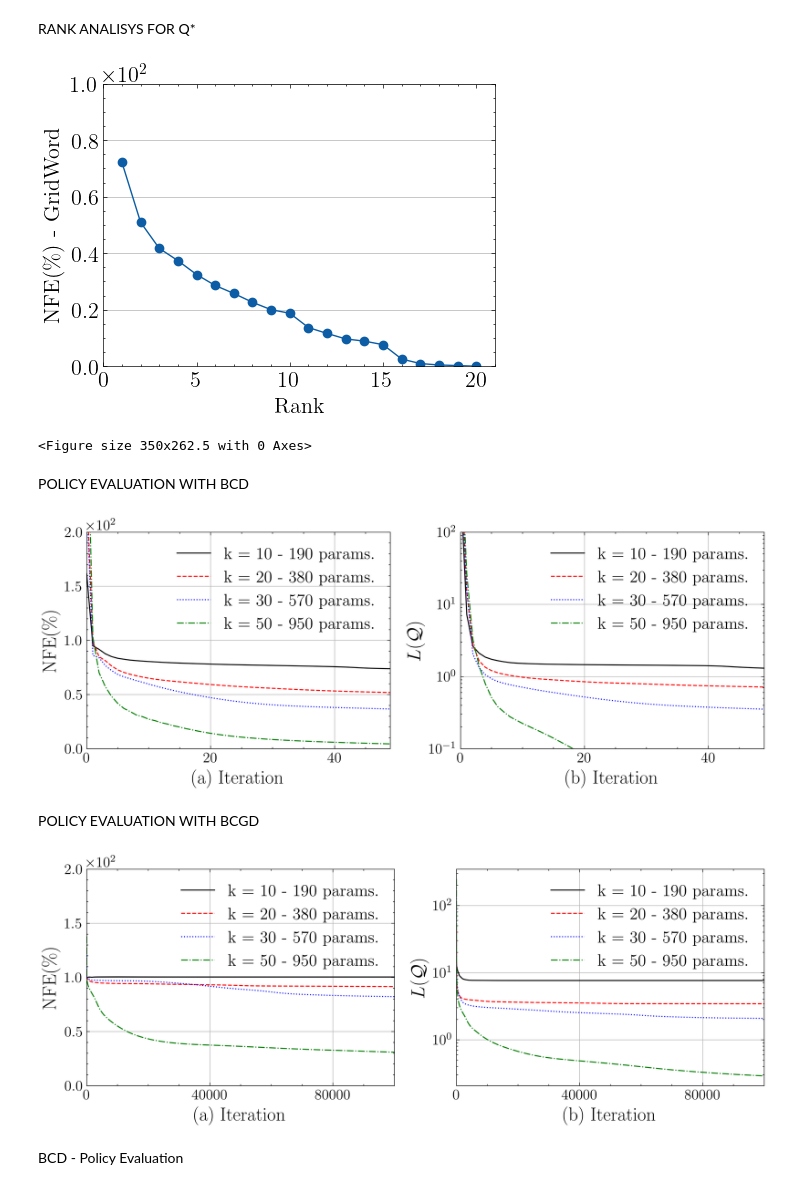
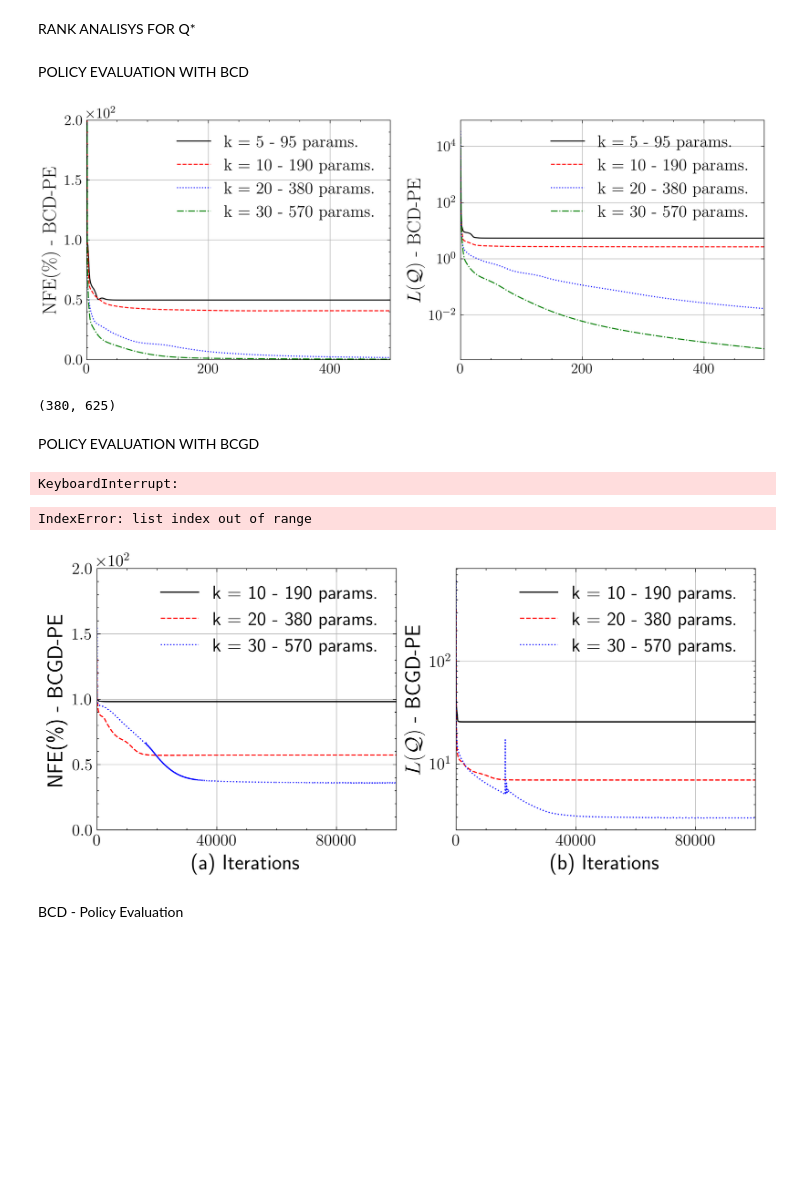
Before and after one commit to sergiorozada12/fhtlr-opt-learning, a Jupyter notebook: experiments.ipynb, the cells around one changed output. Saved outputs shown, nothing was run; the diff lists cells and outputs as text; code cells hidden in the pictures; blank space fills up the shorter version.

```diff
--- a/experiments.ipynb
+++ b/experiments.ipynb
@@ -47,10 +52,7 @@ Q_opt =  bp_learner.Q
 # %%
 from src.plots import plot_gridworld, plot_errors, plot_tensor_rank
 
-plot_tensor_rank(Q_opt, None)
+plot_tensor_rank(Q_opt, None, 40)
-# %% [output]
-[figure, removed]
-<Figure size 350x262.5 with 0 Axes>
 # %% [markdown]
 POLICY EVALUATION WITH BCD
 # %%
@@ -116,8 +101,8 @@ with plt.style.context(['science', 'ieee']):
         axes[0].xaxis.set_major_locator(MaxNLocator(nbins=3))
         axes[0].set_xlim(0, num_iter-1)
         axes[0].set_ylim(0, 200)
-        axes[0].set_xlabel("(a) Iteration",fontsize=18)
-        axes[0].set_ylabel("NFE(\%)",fontsize=18)
+        #axes[0].set_xlabel("(a) Iterations",fontsize=18)
+        axes[0].set_ylabel("NFE(\%) - BCD-PE",fontsize=18)
         axes[0].legend(loc='upper right')
         axes[0].grid(True)
 
@@ -128,17 +113,17 @@ with plt.style.context(['science', 'ieee']):
         axes[1].yaxis.set_major_locator(MaxNLocator(nbins=4))
         axes[1].xaxis.set_major_locator(MaxNLocator(nbins=3))
         axes[1].set_xlim(0, num_iter-1)
-        axes[1].set_ylim(0.1, 100)
-        axes[1].set_xlabel("(b) Iteration",fontsize=18)
-        axes[1].set_ylabel(r"$ L (\mathcal{Q})$ ",fontsize=18)
+        #axes[1].set_ylim(0.1, 100)
+        #axes[1].set_xlabel("(b) Iterations",fontsize=18)
+        axes[1].set_ylabel(r"$ L (\mathcal{Q})$ - BCD-PE ",fontsize=18)
         axes[1].set_yscale('log')
         axes[1].legend(loc='upper right')
         axes[1].grid(True)
 
     # Ajustar el espacio entre subplots
     plt.tight_layout()
-
+    plt.savefig("figures/BCD-PE")
     # Mostrar la figura
     plt.show()
 # %% [output]
-[figure, old version]
+[figure, new version]
@@ -145,28 +134,15 @@ with plt.style.context(['science', 'ieee']):
+# %%
+(Tamaño+Tamaño+Tamaño+4)*20, Tamaño*Tamaño*Tamaño*5
+# %% [output]
+(380, 625)
 # %% [markdown]
 POLICY EVALUATION WITH BCGD
 # %%
 # GridWorld
-k_list = [10, 20, 30, 50]
-scale = 0.5
-num_iter = 10000
+k_list = [10, 20, 30]
+scale = 0.7
+num_iter = 5000
 alpha = 10e-3
-
-discretizer = Discretizer(
-    min_points_states=[0, 0],
-    max_points_states=[4, 4],
-    bucket_states=[5,5],
-    min_points_actions=[0],
-    max_points_actions=[3],
-    bucket_actions=[4],
-)
-
-
-Pi = np.zeros((ENV.H,ENV.nS, ENV.nA))
-for h in range(ENV.H):
-    for s in range(ENV.nS):
-        #a = np.argmax(Q.forward(np.array([h, s])).detach().numpy())
-        a = np.argmax(Q_opt[h,s,:])
-        Pi[h,s, a] = 1
 
 fo_list = []
 errors_list = []
@@ -182,14 +158,16 @@ for k in k_list:
             nA=len(discretizer.bucket_actions),
         ).double()
 
-    bcd_grad = bcgd(Q,Pi,discretizer,ENV,k,Q_opt.reshape(ENV.H,5,5,ENV.nA),alpha)
+    bcd_grad = bcgd(Q,Pi,discretizer,ENV,k,Q_opt.reshape(ENV.H,ENV.W,ENV.W,ENV.nA),alpha)
 
     fo_values,errors,convs, Q = bcd_grad.run(num_iter)
     fo_list.append(fo_values)
     errors_list.append(errors)
     conv_list.append(convs)
+# %% [output]
+KeyboardInterrupt:
 # %%
-with open('bgcd.pkl', 'rb') as f:
+with open('exp_0.pkl', 'rb') as f:
 
     data = pickle.load(f) # deserialize using load()
 
@@ -213,39 +191,40 @@ with plt.style.context(['science', 'ieee']):
         convs = conv_list[k]
 
         # Segundo subplot: Coseno
         axes[0].plot(errors/(np.linalg.norm(Q_opt)/100),label = f"k = {k_list[k]} - {(ENV.W*2  + ENV.nA + ENV.H)*k_list[k] } params.")
         axes[0].yaxis.set_major_formatter(ScalarFormatter(useMathText=True))
         axes[0].ticklabel_format(style='scientific', axis='y', scilimits=(0, 0))
         axes[0].yaxis.set_major_locator(MaxNLocator(nbins=4))
         axes[0].xaxis.set_major_locator(MaxNLocator(nbins=3))
         axes[0].set_xlim(0, num_iter -1)
         axes[0].set_ylim(0, 200)
-        axes[0].set_xlabel("(a) Iteration",fontsize=18)
-        axes[0].set_ylabel("NFE(\%)",fontsize=18)
+        axes[0].set_xlabel("(a) Iterations",fontsize=18)
+        axes[0].set_ylabel("NFE(\%) - BCGD-PE",fontsize=18)
         axes[0].legend(loc='upper right')
         axes[0].grid(True)
 
         # Tercer subplot: Tangente
         axes[1].plot(fo_values ,label = f"k = {k_list[k]} - {(ENV.W*2 + ENV.nA + ENV.H)*k_list[k] } params.")
         axes[1].yaxis.set_major_formatter(ScalarFormatter(useMathText=True))
         axes[1].ticklabel_format(style='scientific', axis='y', scilimits=(0, 0))
         axes[1].yaxis.set_major_locator(MaxNLocator(nbins=4))
         axes[1].xaxis.set_major_locator(MaxNLocator(nbins=3))
         axes[1].set_xlim(0, num_iter-1)
         #axes[1].set_ylim(0.1, 100)
-        axes[1].set_xlabel("(b) Iteration",fontsize=18)
-        axes[1].set_ylabel(r"$ L (\mathcal{Q})$ ",fontsize=18)
+        axes[1].set_xlabel("(b) Iterations",fontsize=18)
+        axes[1].set_ylabel(r"$ L (\mathcal{Q})$ - BCGD-PE",fontsize=18)
         axes[1].set_yscale('log')
         axes[1].legend(loc='upper right')
         axes[1].grid(True)
 
     # Ajustar el espacio entre subplots
     plt.tight_layout()
-
+    plt.savefig("figures/BCGD-PE")
     # Mostrar la figura
     plt.show()
 # %% [output]
+IndexError: list index out of range
-[figure, old version]
+[figure, new version]
 # %% [markdown]
 BCD - Policy Evaluation
 # %%
```
Also changed, not shown: parts of 13 cells of this notebook, 12 other files.
